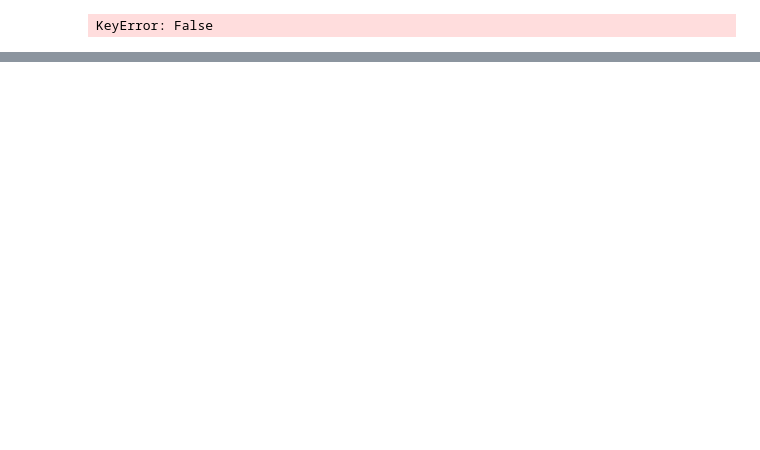
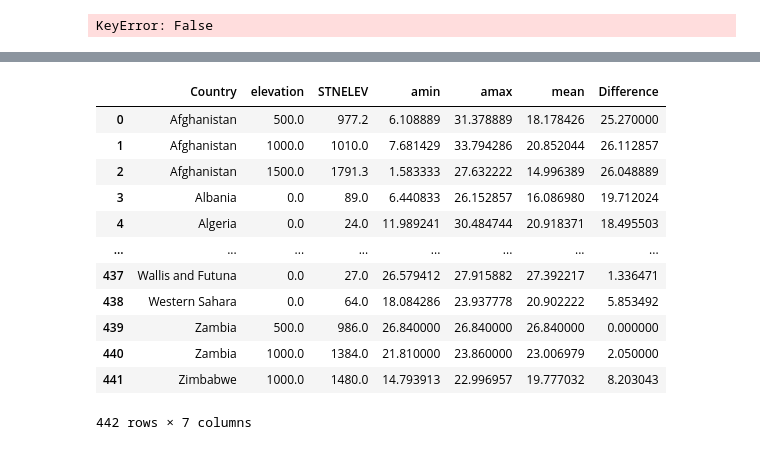
Before and after one commit to evagpm/evagpm.github.io, a Jupyter notebook: notebooks/blog_post_1.ipynb, the cells around one changed output, grey strips where cells are left out. Cells and saved outputs as stored; diff of their text form; code cells hidden in the pictures; blank space fills up the shorter version.

```diff
--- a/notebooks/blog_post_1.ipynb
+++ b/notebooks/blog_post_1.ipynb
@@ -293,0 +367,21 @@ Can't import sklearn
+# %%
+def query_monthly_temps(year_begin, year_end, min_obs):
+    cmd = """
+    SELECT C.country, FLOOR(S.stnelev/500)*500 as elevation, stnelev,
+        T.month, AVG(T.temp) as Temp
+    FROM temperatures T
+    LEFT JOIN stations S ON T.id = S.id
+    LEFT JOIN countries C ON C.FIPS = S.FIPS
+    WHERE T.year >=""" + str(year_begin) + """
+    AND T.year <=""" + str(year_end) + """
+    AND S.stnelev NOT IN (9999)
+    GROUP BY C.country, FLOOR(S.stnelev/500)*500, T.month
+    HAVING COUNT(T.temp) >= """ + str(min_obs)
+
+    print(cmd)
+    conn = sqlite3.connect("bp1.db")
+    df = pd.read_sql_query(cmd, conn)
+    conn.close()
+    return df
+df6=query_monthly_temps(2011, 2019, 5)
+df6
@@ -293,0 +412,20 @@ Can't import sklearn
+# %%
+df61 = df6.groupby(["Country", "elevation", "STNELEV"])["Temp"].aggregate([np.min, np.max, np.mean]).reset_index()
+# %%
+df61.head()
+df61["Difference"] = df61["amax"]-df61["amin"]
+df61
+# %% [output]
+|  | Country | elevation | STNELEV | amin | amax | mean | Difference |
+| 0 | Afghanistan | 500.0 | 977.2 | 6.108889 | 31.378889 | 18.178426 | 25.270000 |
+| 1 | Afghanistan | 1000.0 | 1010.0 | 7.681429 | 33.794286 | 20.852044 | 26.112857 |
+| 2 | Afghanistan | 1500.0 | 1791.3 | 1.583333 | 27.632222 | 14.996389 | 26.048889 |
+| 3 | Albania | 0.0 | 89.0 | 6.440833 | 26.152857 | 16.086980 | 19.712024 |
+| 4 | Algeria | 0.0 | 24.0 | 11.989241 | 30.484744 | 20.918371 | 18.495503 |
+| ... | ... | ... | ... | ... | ... | ... | ... |
+| 437 | Wallis and Futuna | 0.0 | 27.0 | 26.579412 | 27.915882 | 27.392217 | 1.336471 |
+| 438 | Western Sahara | 0.0 | 64.0 | 18.084286 | 23.937778 | 20.902222 | 5.853492 |
+| 439 | Zambia | 500.0 | 986.0 | 26.840000 | 26.840000 | 26.840000 | 0.000000 |
+| 440 | Zambia | 1000.0 | 1384.0 | 21.810000 | 23.860000 | 23.006979 | 2.050000 |
+| 441 | Zimbabwe | 1000.0 | 1480.0 | 14.793913 | 22.996957 | 19.777032 | 8.203043 |
+442 rows × 7 columns
```
Also changed, not shown: parts of 33 cells of this notebook.
